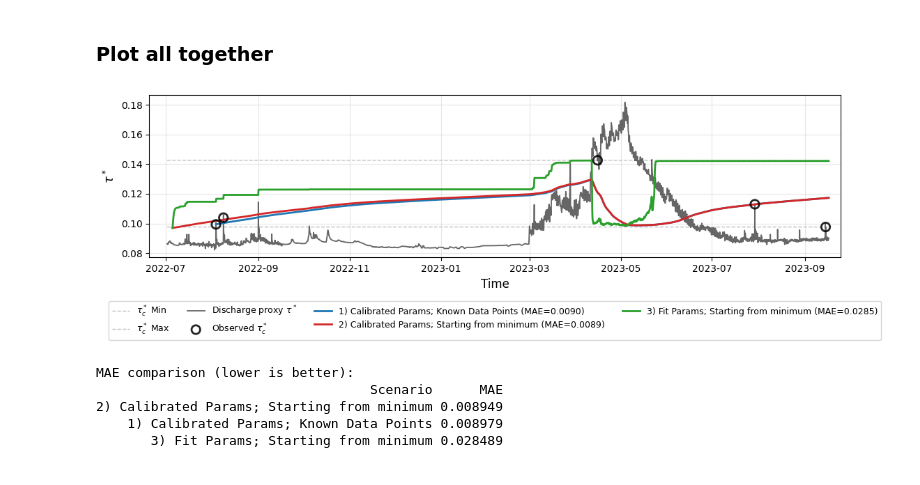
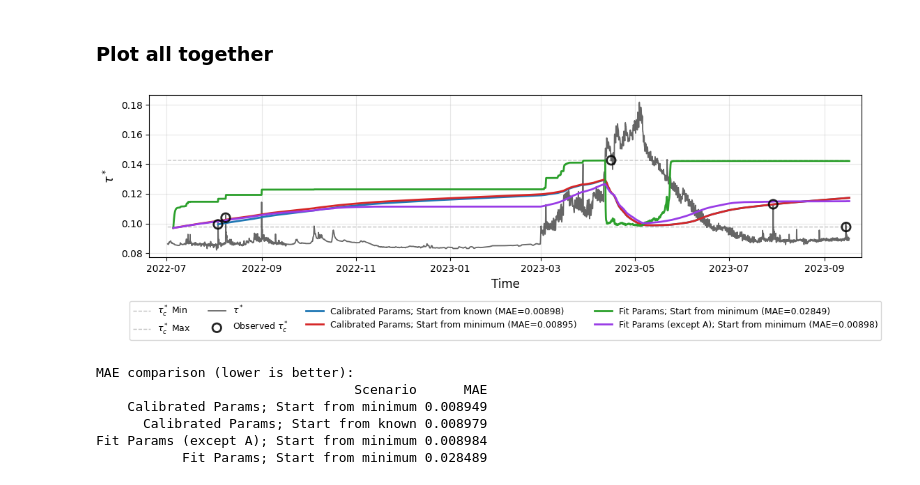
Before and after one commit to nicole-hucke/shear_stress_paper, a Jupyter notebook: antecedent_conditions/predictive_equation/starting_point_test/predictive_model_field.ipynb, the cells around one changed output. Cells and saved outputs as stored; diff of their text form; code cells hidden in the pictures.

```diff
--- a/antecedent_conditions/predictive_equation/starting_point_test/predictive_model_field.ipynb
+++ b/antecedent_conditions/predictive_equation/starting_point_test/predictive_model_field.ipynb
@@ -350,7 +404,7 @@ MAE (observed vs predicted tau_c* at event times): 0.0285
 # Combined comparison using the three notebook scenarios (no tau_eq lines)
 scenarios = [
     {
-        "label": "1) Calibrated Params; Known Data Points",
+        "label": "Calibrated Params; Start from known",
         "color": "#1f77b4",
         "event_indices": event_indices,
         "tau_c_obs": tauc_obs_lajara,
@@ -363,7 +417,7 @@ scenarios = [
         "kw": 10,
     },
     {
-        "label": "2) Calibrated Params; Starting from minimum",
+        "label": "Calibrated Params; Start from minimum",
         "color": "#d62728",
         "event_indices": start_indices,
         "tau_c_obs": tau_c_start,
@@ -376,7 +430,7 @@ scenarios = [
         "kw": 10,
     },
     {
-        "label": "3) Fit Params; Starting from minimum",
+        "label": "Fit Params; Start from minimum",
         "color": "#2ca02c",
         "event_indices": start_indices,
         "tau_c_obs": tau_c_start,
@@ -384,6 +438,19 @@ scenarios = [
         "tau_c_max": tauc_max_lajara,
         "dt": 15,
         "A": 0.0046,
+        "B": 5.9745,
+        "ks": 44.732,
+        "kw": 6.734,
+    },
+    {
+        "label": "Fit Params (except A); Start from minimum",
+        "color": "#993ce6",
+        "event_indices": start_indices,
+        "tau_c_obs": tau_c_start,
+        "tau_c_min": tauc_min_lajara,
+        "tau_c_max": tauc_max_lajara,
+        "dt": 15,
+        "A": 0.000052,
         "B": 5.9745,
         "ks": 44.732,
         "kw": 6.734,
@@ -419,7 +486,7 @@ ax.plot(
     color='0.25',
     linewidth=1.3,
     alpha=0.8,
-    label=r'Discharge proxy $\tau^*$',
+    label=r'$\tau^*$',
 )
 
 # Observed tau_c* points shown once for reference.
@@ -458,37 +525,38 @@ for scenario in scenarios:
     if valid_mask.any():
         mae = mean_absolute_error(obs_at_events[valid_mask], pred_at_events[valid_mask])
     else:
         mae = np.nan
 
     results.append({
         "Scenario": scenario["label"],
         "MAE": mae,
     })
 
-    mae_txt = f"{mae:.4f}" if np.isfinite(mae) else "NaN"
+    mae_txt = f"{mae:.5f}" if np.isfinite(mae) else "NaN"
     ax.plot(
         pred_series.index,
         pred_series.values,
         color=scenario["color"],
         linewidth=2.0,
         label=f"{scenario['label']} (MAE={mae_txt})",
     )
 
 ax.set_ylabel(r'$\tau^*$', fontsize=12)
 ax.set_xlabel('Time', fontsize=12)
 ax.grid(True, alpha=0.3)
 ax.legend(fontsize=9, loc='upper center', bbox_to_anchor=(0.5, -0.24), ncol=4)
 plt.xlim(pd.Timestamp("2022-06-20"), pd.Timestamp("2023-09-25"))
 plt.tight_layout()
 plt.show()
 
 mae_table = pd.DataFrame(results).sort_values("MAE")
 print("MAE comparison (lower is better):")
 print(mae_table.to_string(index=False))
 # %% [output]
-[figure, old version]
+[figure, new version]
 MAE comparison (lower is better):
-                                   Scenario      MAE
-2) Calibrated Params; Starting from minimum 0.008949
-    1) Calibrated Params; Known Data Points 0.008979
-       3) Fit Params; Starting from minimum 0.028489
+                                 Scenario      MAE
+    Calibrated Params; Start from minimum 0.008949
+      Calibrated Params; Start from known 0.008979
+Fit Params (except A); Start from minimum 0.008984
+           Fit Params; Start from minimum 0.028489
```
Also changed, not shown: parts of 2 cells of this notebook, 1 other file.
